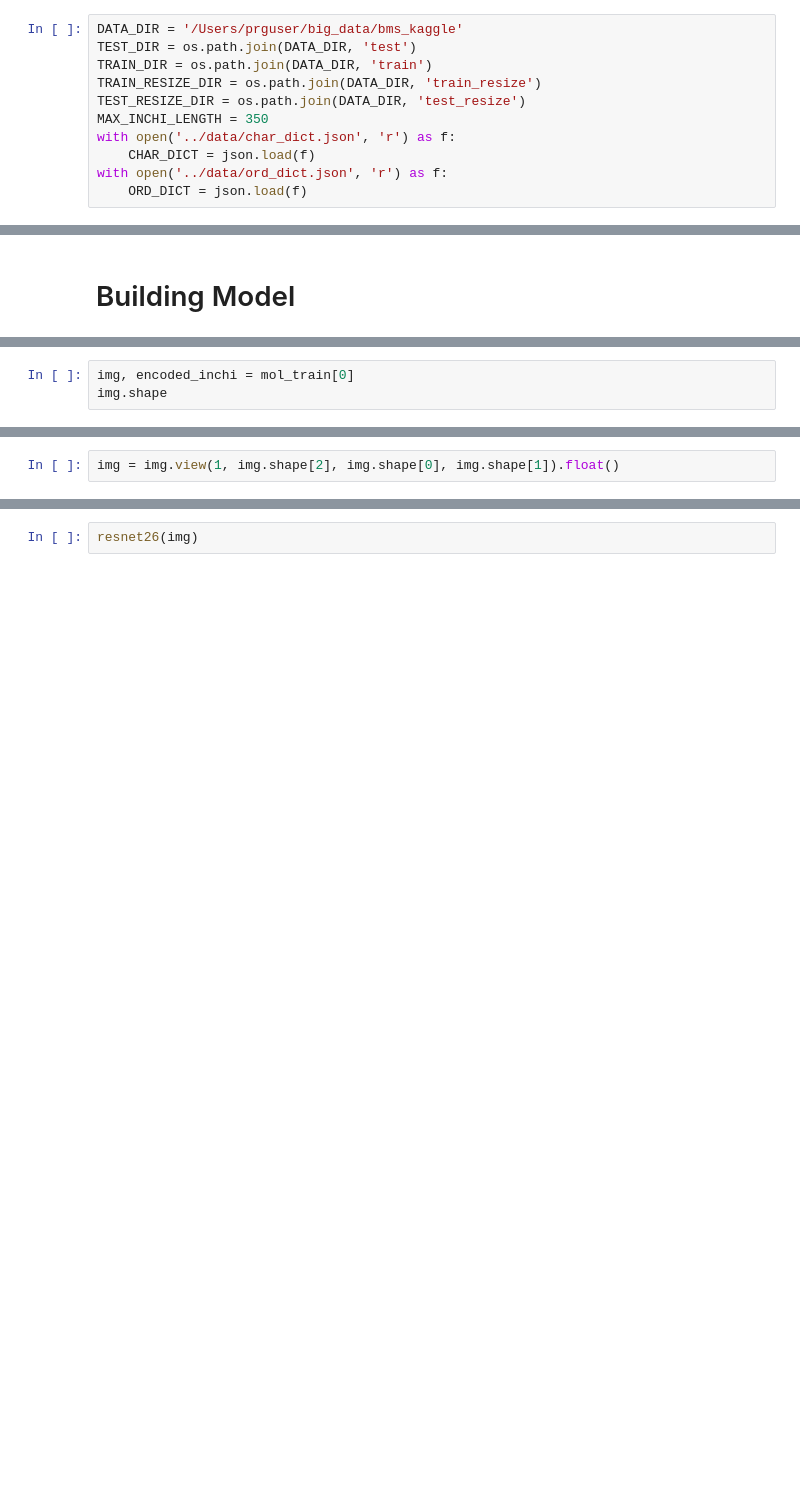
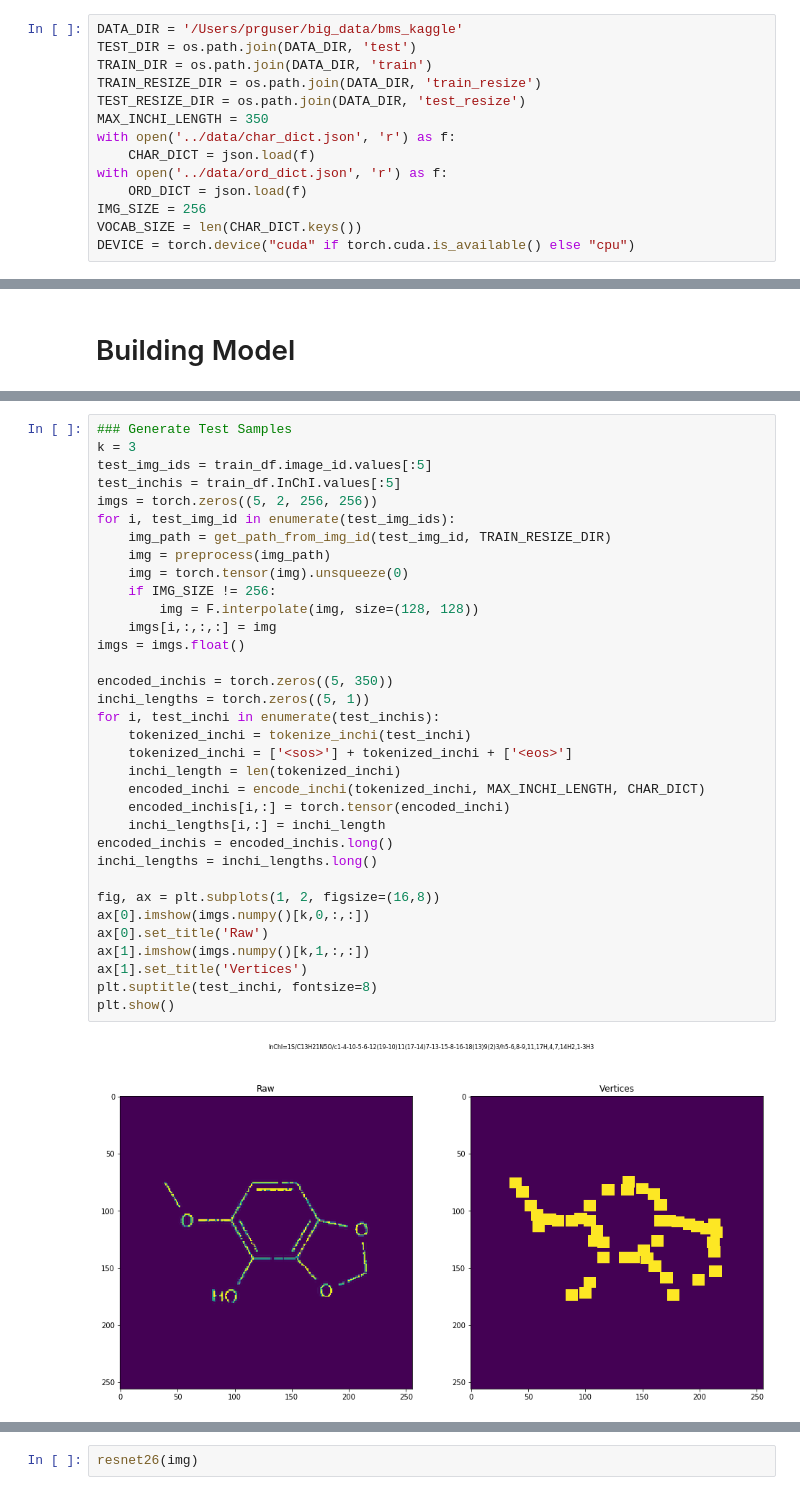
Before and after one commit to wesleyktatum/bms_kaggle, a Jupyter notebook: ipynb/od_exploration.ipynb, the cells around one changed output, grey strips where cells are left out. Saved outputs shown, nothing was run; the diff lists cells and outputs as text; blank space fills up the shorter version.

```diff
--- a/ipynb/od_exploration.ipynb
+++ b/ipynb/od_exploration.ipynb
@@ -40,6 +44,9 @@ with open('../data/char_dict.json', 'r') as f:
     CHAR_DICT = json.load(f)
 with open('../data/ord_dict.json', 'r') as f:
     ORD_DICT = json.load(f)
+IMG_SIZE = 256
+VOCAB_SIZE = len(CHAR_DICT.keys())
+DEVICE = torch.device("cuda" if torch.cuda.is_available() else "cpu")
 # %%
 def get_n_samples(DIR):
     n_samples = 0
@@ -669,3 +673,0 @@ mol_train = MoleculeDataset('../data/train.csv', TRAIN_RESIZE_DIR, CHAR_DICT, MA
-# %%
-img, encoded_inchi = mol_train[0]
-img.shape
@@ -679,2 +673,0 @@ print(skimage.__version__)
-# %%
-img = img.view(1, img.shape[2], img.shape[0], img.shape[1]).float()
@@ -686,0 +674,36 @@ get_model_parameters(resnet26)
+# %%
+### Generate Test Samples
+k = 3
+test_img_ids = train_df.image_id.values[:5]
+test_inchis = train_df.InChI.values[:5]
+imgs = torch.zeros((5, 2, 256, 256))
+for i, test_img_id in enumerate(test_img_ids):
+    img_path = get_path_from_img_id(test_img_id, TRAIN_RESIZE_DIR)
+    img = preprocess(img_path)
+    img = torch.tensor(img).unsqueeze(0)
+    if IMG_SIZE != 256:
+        img = F.interpolate(img, size=(128, 128))
+    imgs[i,:,:,:] = img
+imgs = imgs.float()
+
+encoded_inchis = torch.zeros((5, 350))
+inchi_lengths = torch.zeros((5, 1))
+for i, test_inchi in enumerate(test_inchis):
+    tokenized_inchi = tokenize_inchi(test_inchi)
+    tokenized_inchi = ['<sos>'] + tokenized_inchi + ['<eos>']
+    inchi_length = len(tokenized_inchi)
+    encoded_inchi = encode_inchi(tokenized_inchi, MAX_INCHI_LENGTH, CHAR_DICT)
+    encoded_inchis[i,:] = torch.tensor(encoded_inchi)
+    inchi_lengths[i,:] = inchi_length
+encoded_inchis = encoded_inchis.long()
+inchi_lengths = inchi_lengths.long()
+
+fig, ax = plt.subplots(1, 2, figsize=(16,8))
+ax[0].imshow(imgs.numpy()[k,0,:,:])
+ax[0].set_title('Raw')
+ax[1].imshow(imgs.numpy()[k,1,:,:])
+ax[1].set_title('Vertices')
+plt.suptitle(test_inchi, fontsize=8)
+plt.show()
+# %% [output]
+[figure, added]
```
Also changed, not shown: parts of 15 cells of this notebook, 4 other files.
